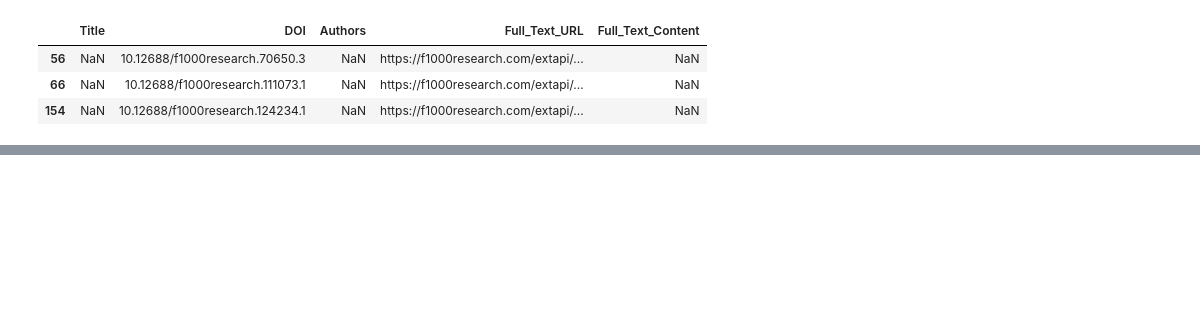
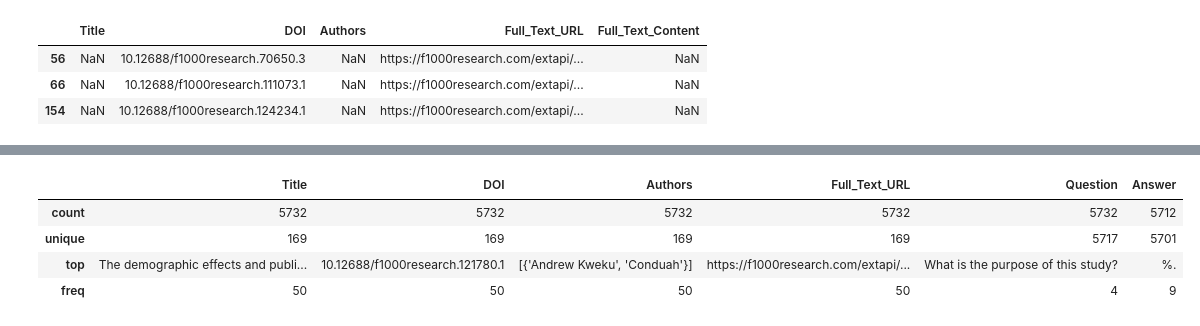
Before and after one commit to TiiQu-Network/QnA, a Jupyter notebook: Qna_QuTii_S3_Generation.ipynb, the cells around one changed output, grey strips where cells are left out. Cells and saved outputs as stored; diff of their text form; code cells hidden in the pictures; blank space fills up the shorter version.

```diff
--- a/Qna_QuTii_S3_Generation.ipynb
+++ b/Qna_QuTii_S3_Generation.ipynb
@@ -193,0 +245,8 @@ df.sample(1)
+# %%
+df.describe()
+# %% [output]
+|  | Title | DOI | Authors | Full_Text_URL | Question | Answer |
+| count | 5732 | 5732 | 5732 | 5732 | 5732 | 5712 |
+| unique | 169 | 169 | 169 | 169 | 5717 | 5701 |
+| top | The demographic effects and publi... | 10.12688/f1000research.121780.1 | [{'Andrew Kweku', 'Conduah'}] | https://f1000research.com/extapi/... | What is the purpose of this study? | %. |
+| freq | 50 | 50 | 50 | 50 | 4 | 9 |
```
Also changed, not shown: parts of 9 cells of this notebook.
